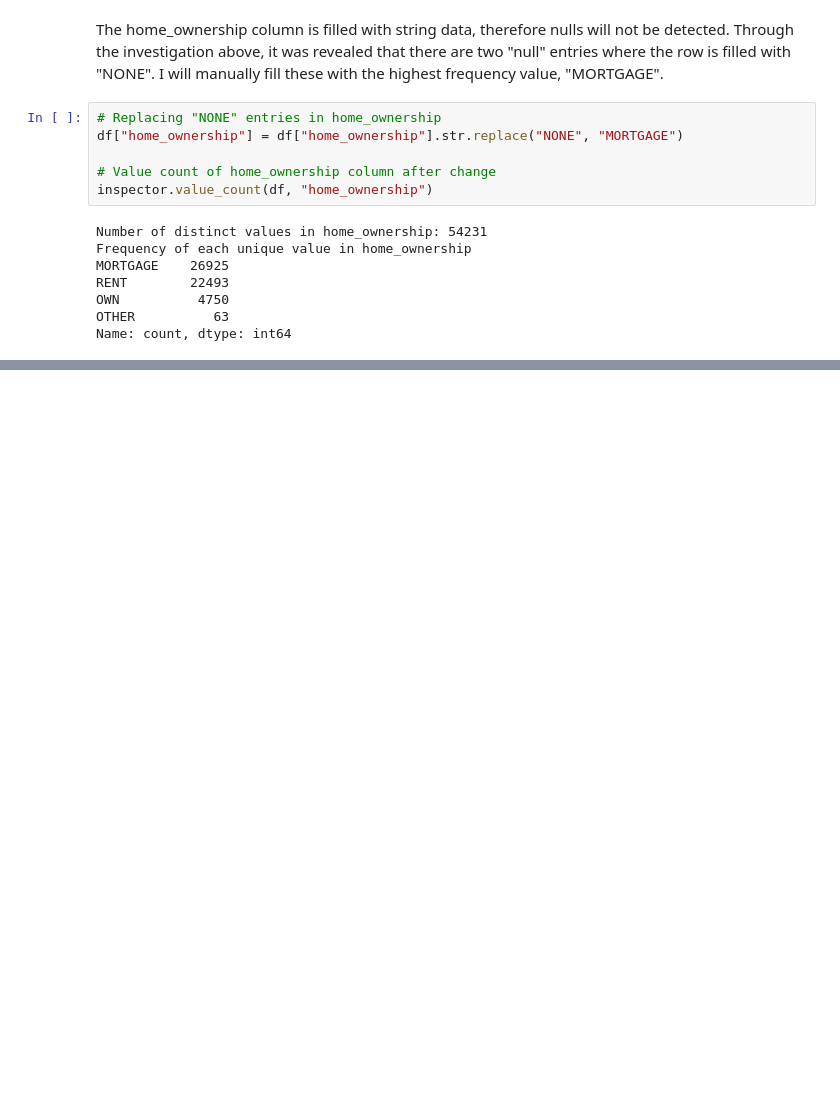
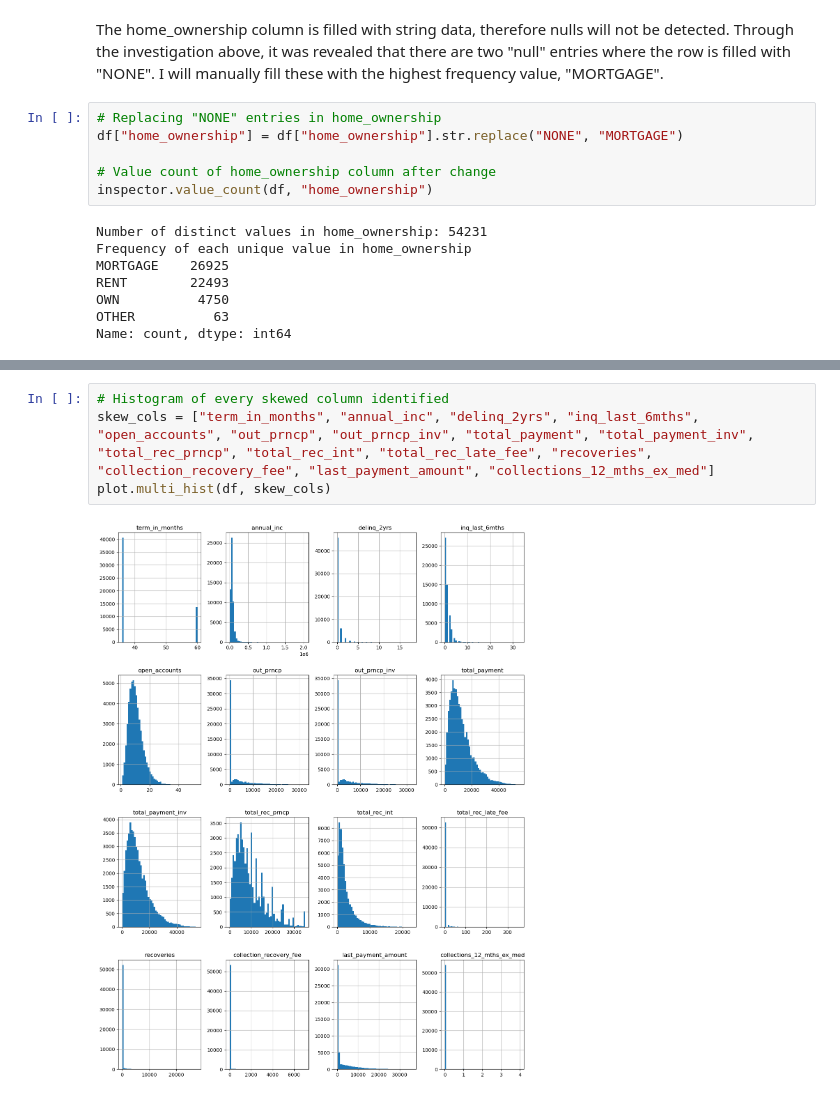
Before and after one commit to RyanCodeGit/exploratory-data-analysis---customer-loans-in-finance800, a Jupyter notebook: EDA.ipynb, the cells around one changed output, grey strips where cells are left out. Saved outputs shown, nothing was run; the diff lists cells and outputs as text; blank space fills up the shorter version.

Commit message:
Adds methods to Plotter class in db_utils.py, updates other methods in db_utils.py, begins analysis of skew in EDA.ipynb, updates to do list in README.md

```diff
--- a/EDA.ipynb
+++ b/EDA.ipynb
@@ -471,0 +519,6 @@ dtype: float64
+# %%
+# Histogram of every skewed column identified
+skew_cols = ["term_in_months", "annual_inc", "delinq_2yrs", "inq_last_6mths", "open_accounts", "out_prncp", "out_prncp_inv", "total_payment", "total_payment_inv", "total_rec_prncp", "total_rec_int", "total_rec_late_fee", "recoveries", "collection_recovery_fee", "last_payment_amount", "collections_12_mths_ex_med"]
+plot.multi_hist(df, skew_cols)
+# %% [output]
+[figure, added]
```
Also changed, not shown: parts of 20 cells of this notebook, 2 other files.
